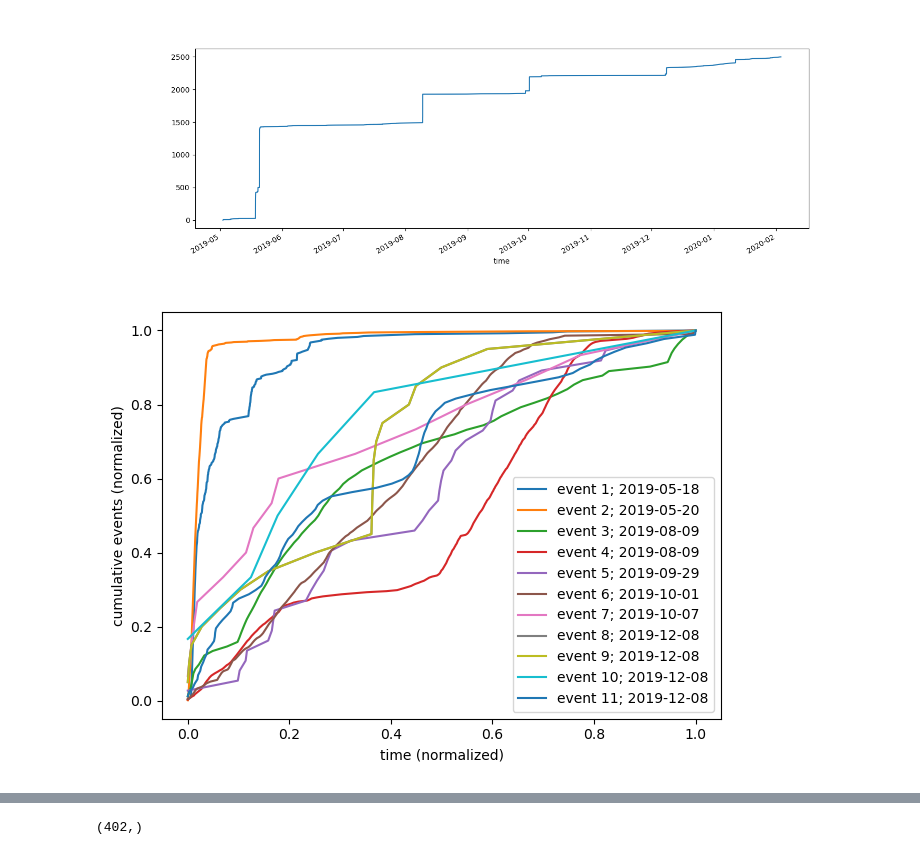
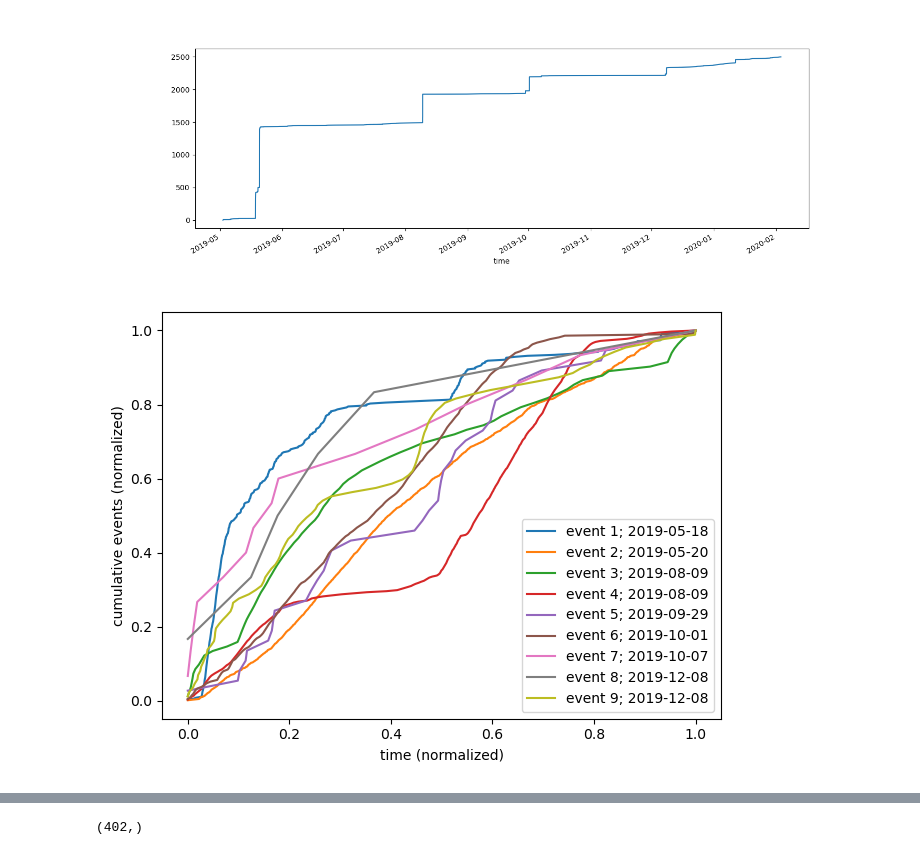
Before and after one commit to SerpRateAI/BubblePaper, a Jupyter notebook: FINAL-PLOTS-PAPER-supplemental.ipynb, the cells around one changed output, grey strips where cells are left out. Saved outputs shown, nothing was run; the diff lists cells and outputs as text; code cells hidden in the pictures.

```diff
--- a/FINAL-PLOTS-PAPER-supplemental.ipynb
+++ b/FINAL-PLOTS-PAPER-supplemental.ipynb
@@ -106,36 +108,42 @@ fig, ax = plt.subplots(figsize=(15, 5))
 bubbles.set_index('time').ones.cumsum().plot(ax=ax)
 # alpha =
 # nt = 400*(1- np.exp(-alpha*t))
-event1 = bubbles[bubbles.time.between('2019-05-18 11:30:00', '2019-05-19 12:45:00')].copy()
-event2 = bubbles[bubbles.time.between('2019-05-20 13:30:30', '2019-05-21 14:30:00')].copy()
-event3 = bubbles[bubbles.time.between('2019-08-09 11:00:00','2019-08-09 12:15:00')].copy()
-event4 = bubbles[bubbles.time.between('2019-08-09 13:00:00','2019-08-09 14:00:00')].copy()
-event5 = bubbles[bubbles.time.between('2019-09-29 11:00:00','2019-09-29 11:30:00')].copy()
-event6 = bubbles[bubbles.time.between('2019-10-01 12:00:00','2019-10-01 13:00:00')].copy()
-event7 = bubbles[bubbles.time.between('2019-10-07 10:55:00','2019-10-07 11:05:00')].copy()
-event8 = bubbles[bubbles.time.between('2019-12-08 00:00:00','2019-12-08 01:00:00')].copy()
+event1 = bubbles[bubbles.time.between('2019-05-18 11:30:00', '2019-05-18 14:00:00')].copy()
+# event2 = bubbles[bubbles.time.between('2019-05-18 11:30:00', '2019-05-19 12:45:00')].copy()
+# event3 = bubbles[bubbles.time.between('2019-05-20 13:35:30', '2019-05-21 14:30:00')].copy()
+event3 = bubbles[bubbles.time.between('2019-05-20 13:35:30', '2019-05-20 14:20:00')].copy()
+event4 = bubbles[bubbles.time.between('2019-08-09 11:00:00','2019-08-09 12:15:00')].copy()
+event5 = bubbles[bubbles.time.between('2019-08-09 13:00:00','2019-08-09 14:00:00')].copy()
+event6 = bubbles[bubbles.time.between('2019-09-29 11:00:00','2019-09-29 11:30:00')].copy()
+event7 = bubbles[bubbles.time.between('2019-10-01 12:00:00','2019-10-01 13:00:00')].copy()
+event8 = bubbles[bubbles.time.between('2019-10-07 10:55:00','2019-10-07 11:05:00')].copy()
 event9 = bubbles[bubbles.time.between('2019-12-08 00:00:00','2019-12-08 01:00:00')].copy()
+# event9 = bubbles[bubbles.time.between('2019-12-08 00:00:00','2019-12-08 01:00:00')].copy()
 event10 = bubbles[bubbles.time.between('2019-12-08 12:50:00','2019-12-08 13:00:00')].copy()
 event11 = bubbles[bubbles.time.between('2019-12-08 13:30:00','2019-12-08 15:30:00')].copy()
 # %% [output]
 [figure]
 # %%
-events = [event1, event2, event3, event4, event5, event6, event7, event8, event9, event10, event11]
+events = [event1
+          # , event2
+          , event3, event4, event5, event6, event7, event8
+          # , event9
+          , event10, event11]
 fig, ax = plt.subplots()
 
 for n, e in enumerate(events):
     y = e.ones.cumsum()
     y = y/y.max()
     time = e.time
     t = np.array([t.timestamp() for t in time])
     t = (t - t.min())
     t = t/t.max()
     ax.plot(t, y, label='event {n}; {t}'.format(n=n+1, t=time.min().date()))
 
 ax.legend()
 ax.set_ylabel('cumulative events (normalized)')
 ax.set_xlabel('time (normalized)')
 
 fig.tight_layout()
 # %% [output]
-[figure, old version]
+[figure, new version]
```
Also changed, not shown: parts of 36 cells of this notebook, 1 other file.
